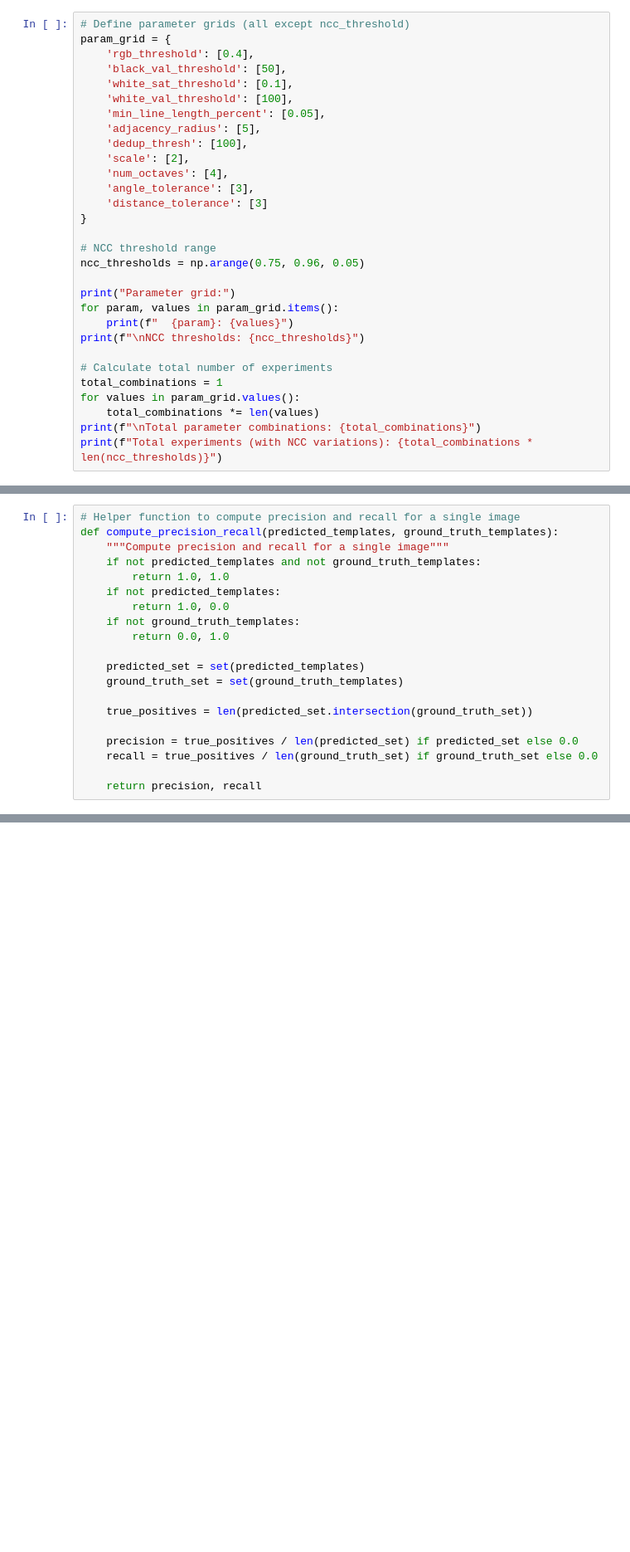
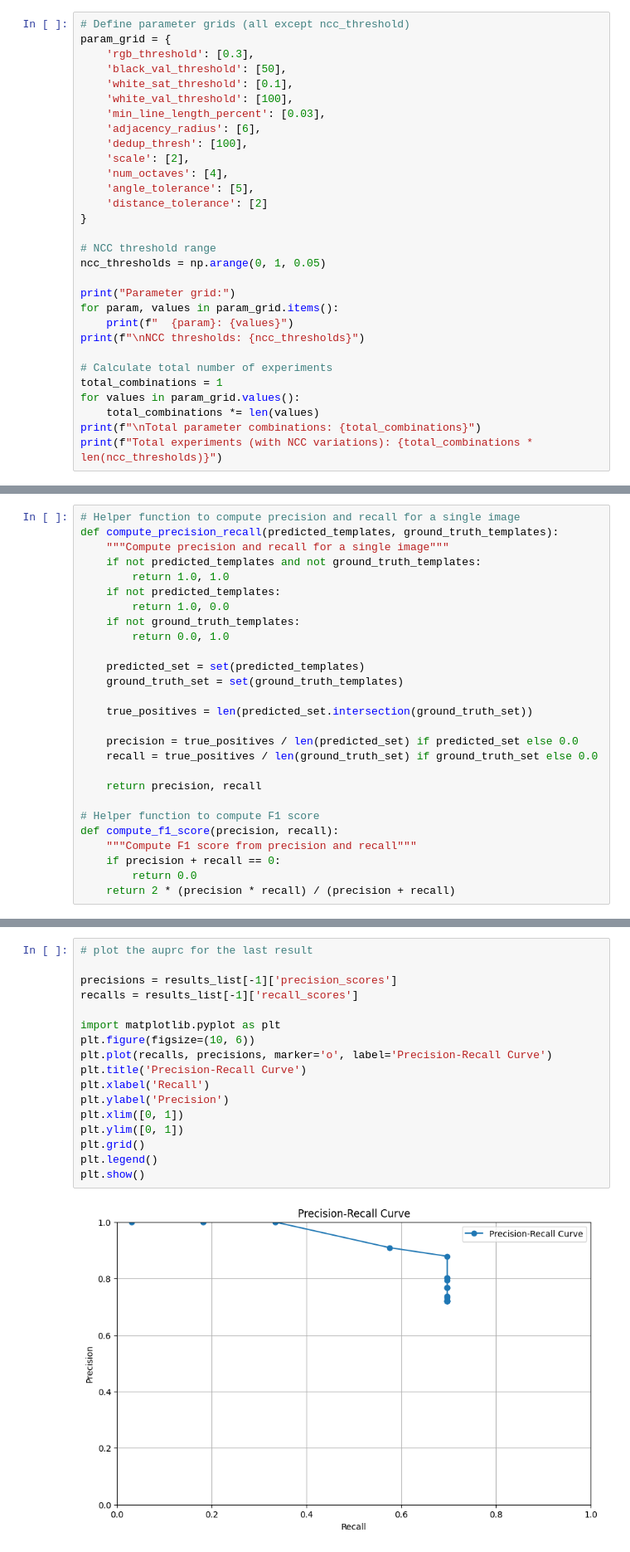
Before and after one commit to frbuccoliero/MSc-Thesis-Tests, a Jupyter notebook: final_pipeline/verifier.ipynb, the cells around one changed output, grey strips where cells are left out. Shown at 83% size. Saved outputs shown, nothing was run; the diff lists cells and outputs as text; blank space fills up the shorter version.

```diff
--- a/final_pipeline/verifier.ipynb
+++ b/final_pipeline/verifier.ipynb
@@ -34,21 +43,21 @@ print("Test images:", test_images[:5], "...")
 # %%
 # Define parameter grids (all except ncc_threshold)
 param_grid = {
-    'rgb_threshold': [0.4],
+    'rgb_threshold': [0.3],
     'black_val_threshold': [50],
     'white_sat_threshold': [0.1],
     'white_val_threshold': [100],
-    'min_line_length_percent': [0.05],
-    'adjacency_radius': [5],
+    'min_line_length_percent': [0.03],
+    'adjacency_radius': [6],
     'dedup_thresh': [100],
     'scale': [2],
     'num_octaves': [4],
-    'angle_tolerance': [3],
-    'distance_tolerance': [3]
+    'angle_tolerance': [5],
+    'distance_tolerance': [2]
 }
 
 # NCC threshold range
-ncc_thresholds = np.arange(0.75, 0.96, 0.05)
+ncc_thresholds = np.arange(0, 1, 0.05)
 
 print("Parameter grid:")
 for param, values in param_grid.items():
@@ -88,6 +116,13 @@ def compute_precision_recall(predicted_templates, ground_truth_templates):
     recall = true_positives / len(ground_truth_set) if ground_truth_set else 0.0
 
     return precision, recall
+
+# Helper function to compute F1 score
+def compute_f1_score(precision, recall):
+    """Compute F1 score from precision and recall"""
+    if precision + recall == 0:
+        return 0.0
+    return 2 * (precision * recall) / (precision + recall)
 # %%
 # Helper function to evaluate a single experiment across all NCC thresholds
 def evaluate_experiment(params, experiment_id):
@@ -187,3 +311,22 @@ print(f"\nGrid search completed! Evaluated {len(results_list)} experiments.")
+# %%
+# plot the auprc for the last result
+
+precisions = results_list[-1]['precision_scores']
+recalls = results_list[-1]['recall_scores']
+
+import matplotlib.pyplot as plt
+plt.figure(figsize=(10, 6))
+plt.plot(recalls, precisions, marker='o', label='Precision-Recall Curve')
+plt.title('Precision-Recall Curve')
+plt.xlabel('Recall')
+plt.ylabel('Precision')
+plt.xlim([0, 1])
+plt.ylim([0, 1])
+plt.grid()
+plt.legend()
+plt.show()
+# %% [output]
+[figure, added]
 # %%
 # Analyze results
 print("\n=== RESULTS SUMMARY ===")
```
Also changed, not shown: parts of 9 cells of this notebook, 3 other files.
